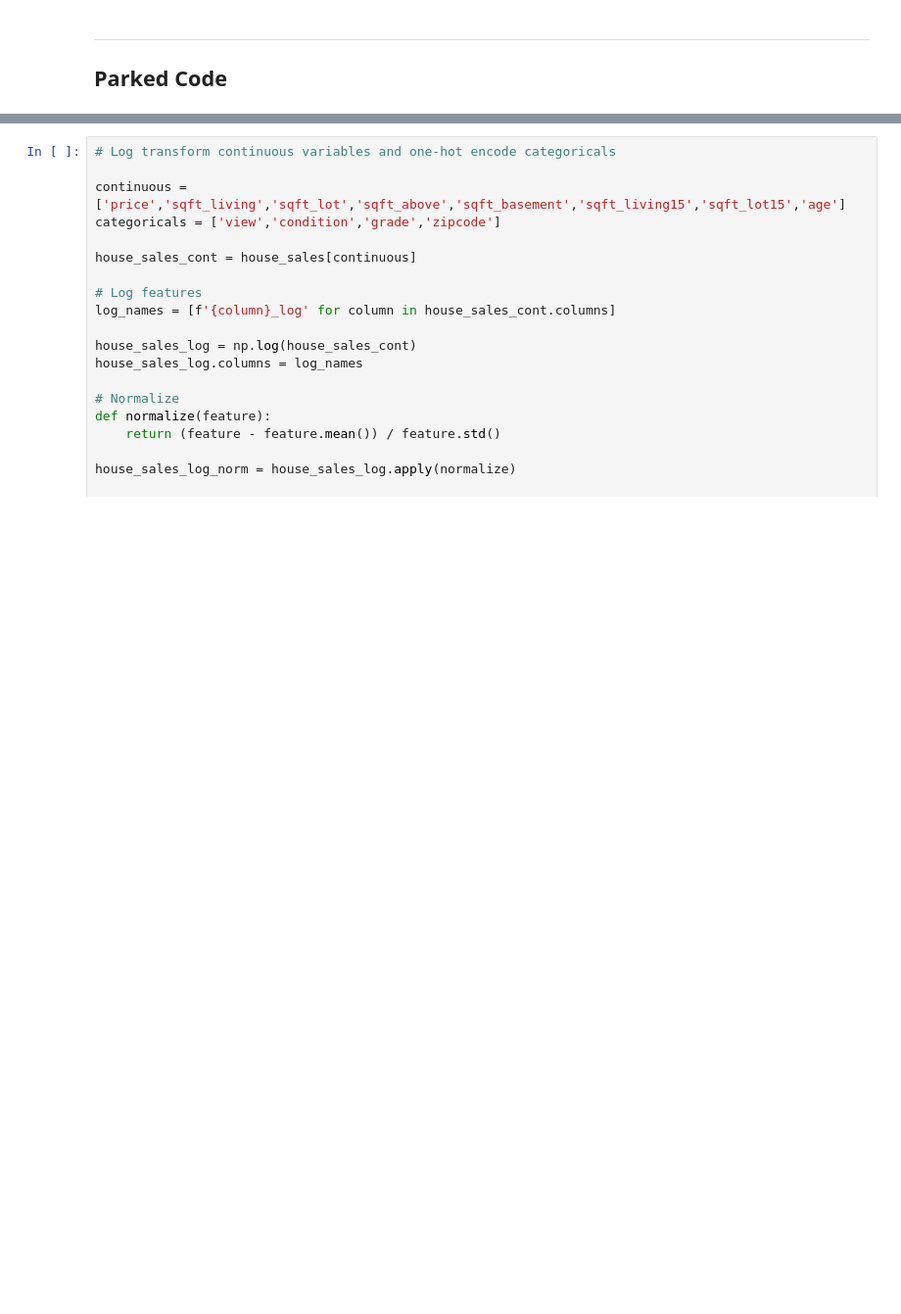
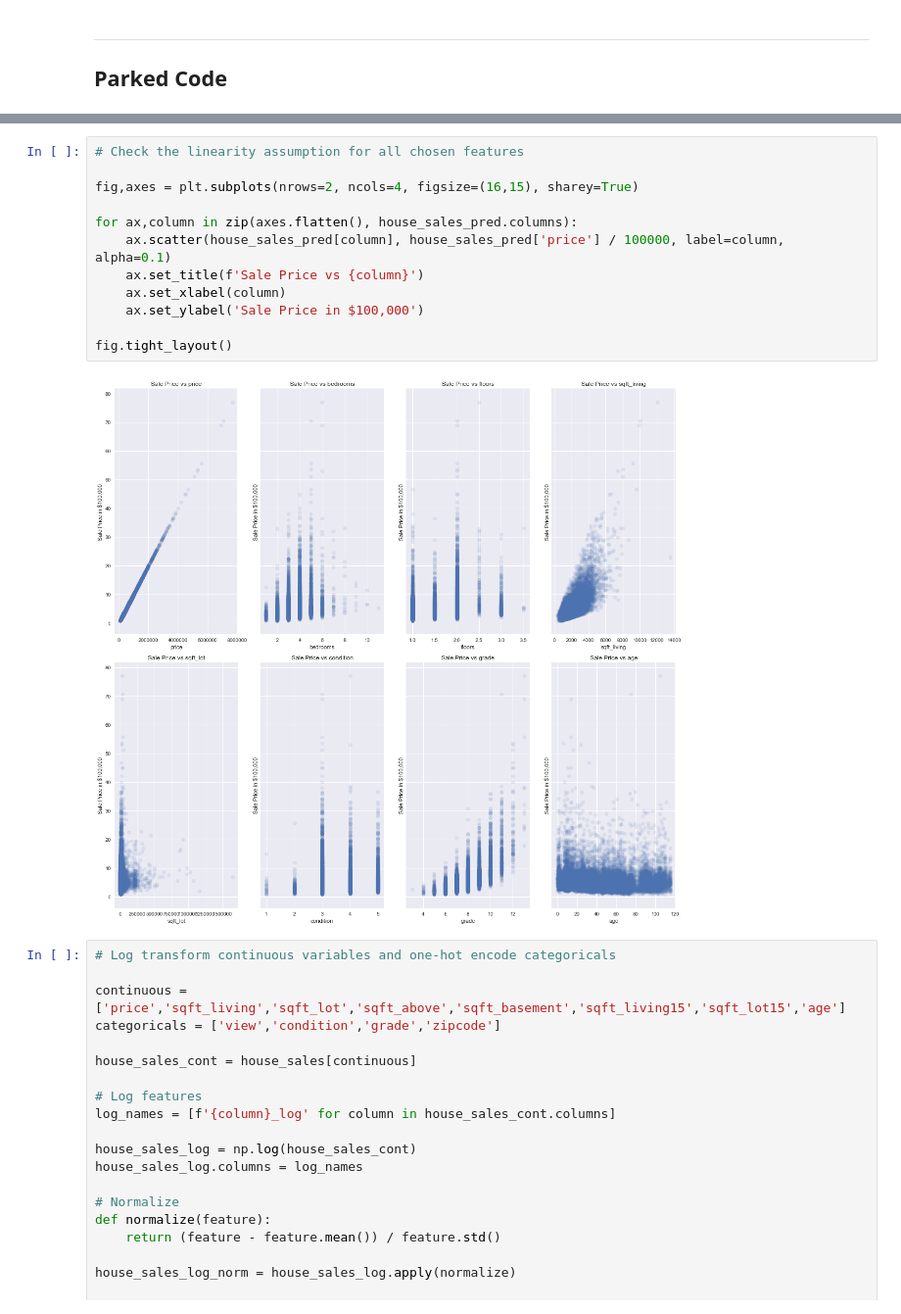
Before and after one commit to toopster/dsc-mod-2-project-v2-1-online-ds-sp-000, a Jupyter notebook: index.ipynb, the cells around one changed output, grey strips where cells are left out. Shown at 98% size. Cells and saved outputs as stored; diff of their text form; blank space fills up the shorter version.

```diff
--- a/index.ipynb
+++ b/index.ipynb
@@ -392,3 +426,17 @@ plt.show();
+# %%
+# Check the linearity assumption for all chosen features
+
+fig,axes = plt.subplots(nrows=2, ncols=4, figsize=(16,15), sharey=True)
+
+for ax,column in zip(axes.flatten(), house_sales_pred.columns):
+    ax.scatter(house_sales_pred[column], house_sales_pred['price'] / 100000, label=column, alpha=0.1)
+    ax.set_title(f'Sale Price vs {column}')
+    ax.set_xlabel(column)
+    ax.set_ylabel('Sale Price in $100,000')
+
+fig.tight_layout()
+# %% [output]
+[figure, added]
 # %%
 # Log transform continuous variables and one-hot encode categoricals
 
```
Also changed, not shown: parts of 5 cells of this notebook.
